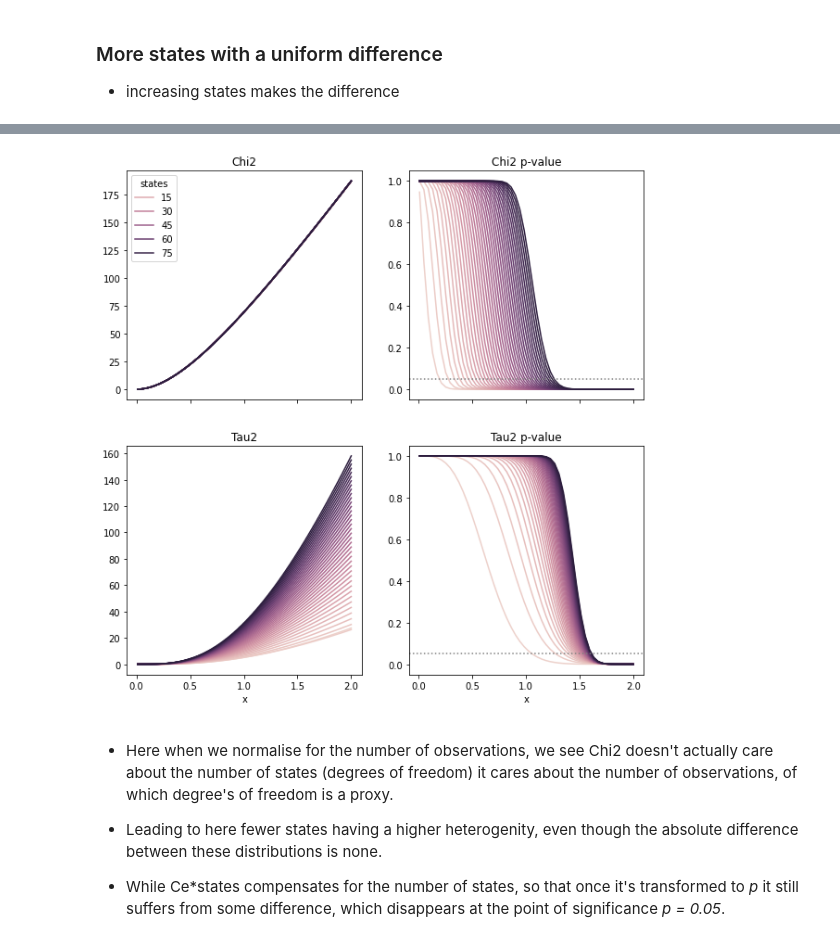
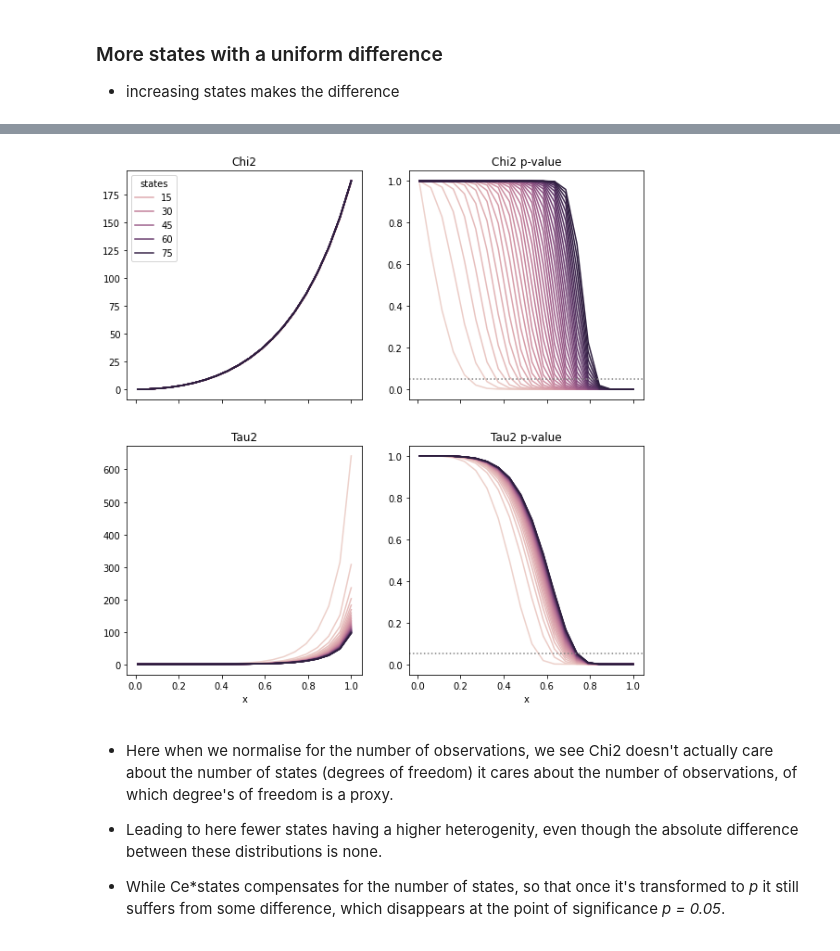
Before and after one commit to timjdavey/incoherence, a Jupyter notebook: paper_complexity/ChiSquare measures.ipynb, the cells around one changed output, grey strips where cells are left out. Drawn from its saved outputs; the diff is of its cells as text; code cells hidden in the pictures.

```diff
--- a/paper_complexity/ChiSquare measures.ipynb
+++ b/paper_complexity/ChiSquare measures.ipynb
@@ -6,38 +6,27 @@ import seaborn as sns
 import matplotlib.pyplot as plt
 import ergodicpy as ep
 import scipy as sp
+from scipy.stats import chi2_contingency
 
 SAVE_FIGURES = False
-x_points = 50
+x_points = 20
 # %%
-def compare(x_range, hue_range, hist_func, hue_label, name=None, power=1.0, boost=2000):
+def compare(x_range, hue_range, hist_func, hue_label, name=None, boost=ep.DEFAULT_BOOST):
     data = []
     for hue in hue_range:
         for x in x_range:
             hists = hist_func(x, hue)
 
             # analyse
-            complexity = ep.measures(hists)['complexity']
+            measures = ep.measures(hists, boost=boost)
             chi2, p, _, _ = sp.stats.chi2_contingency(hists)
-            states = len(hists[0])
-
-            # 2000 boost, 1.0 power
-            # 2000 boost, 1.2 power (states compensate ish)
-            # 300 boost, 2.0 power (doesn't really fit)
-            # power=0.0, boost=200000 (not great - as too tight for small state numbers)
-
-            #cex = complexity*states*100
-            #cep = 1 - sp.stats.chi2.cdf(cex, states)
-            tau2 = (complexity**2)*(states**power)*boost
-            tau2_p = 1 - sp.stats.chi2.cdf(tau2, states)
-            #tau2, tau2_p = ep.tau2(complexity, states, power, boost)
 
             # store
             data.append({
                 'chi2': chi2,
                 'chi2_p': p,
-                'tau2': tau2,
-                'tau2_p': tau2_p,
+                'tau2': measures['tau2'],
+                'tau2_p': measures['tau2p'],
                 'x': x,
                 hue_label : hue,
             })
@@ -128,11 +117,11 @@ compare(np.linspace(0.001,0.5,x_points), range(2,40,2), lambda x, h: np.array([[
 ### More states with a uniform difference
 - increasing states makes the difference
 # %%
-obs = 1000
+obs = 500
 def state_hist_uniform(x, states):
     hists = [
         np.ones(states),
-        np.concatenate([np.ones(int(states/2))*(1+x),np.ones(int(states/2))])]
+        np.concatenate([np.ones(int(states/2))*(1-x),np.ones(int(states/2))])]
     return np.array(hists)*obs/states
 
 # normalised number of observations
@@ -153,7 +142,7 @@ Which is what we see with both models.
 # %%
-compare(np.linspace(0.01,2.0,x_points), range(2,80,2), state_hist_uniform, 'states')
+compare(np.linspace(0.01,1.0,x_points), range(2,80,2), state_hist_uniform, 'states')
 # %% [output]
-[figure, old version]
+[figure, new version]
 # %% [markdown]
 - Here when we normalise for the number of observations, we see Chi2 doesn't actually care about the number of states (degrees of freedom) it cares about the number of observations, of which degree's of freedom is a proxy.
 
```
Also changed, not shown: parts of 16 cells of this notebook, 11 other files.
